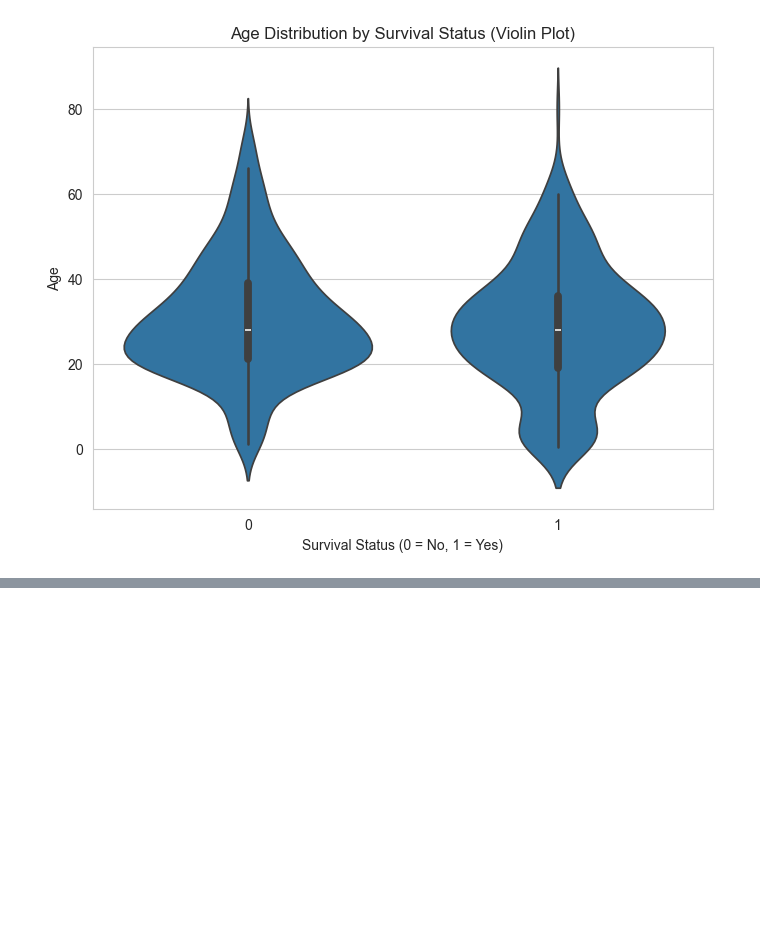
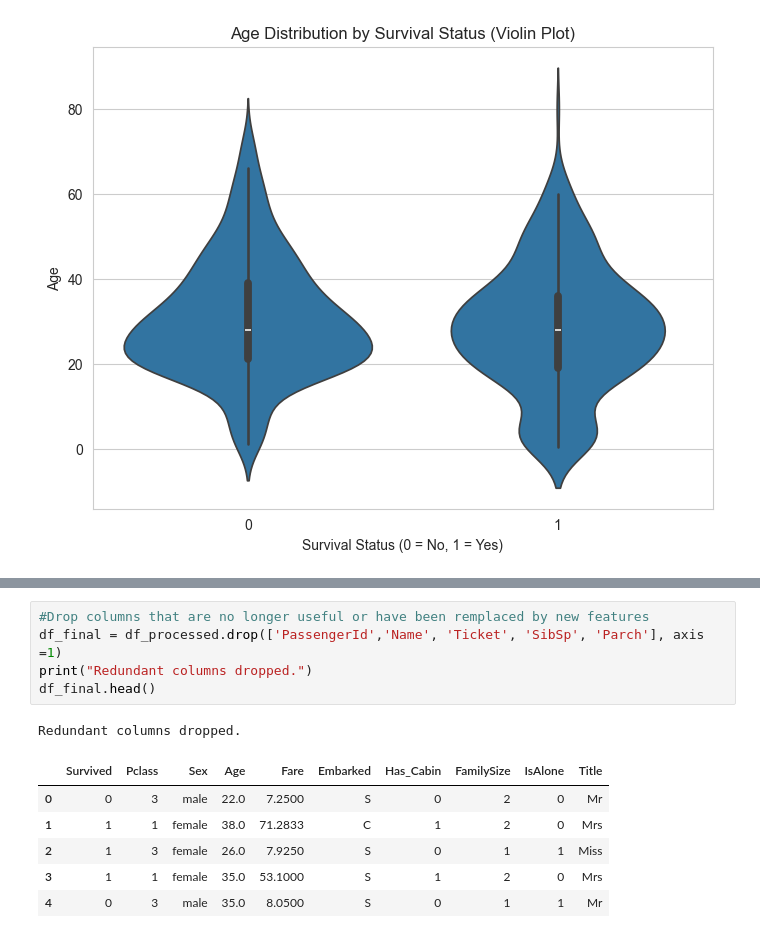
Before and after one commit to KerimGurbaz/titanic-survival-prediction, a Jupyter notebook: notebooks/titanic_analysis.ipynb, the cells around one changed output, grey strips where cells are left out. Cells and saved outputs as stored; diff of their text form; blank space fills up the shorter version.

```diff
--- a/notebooks/titanic_analysis.ipynb
+++ b/notebooks/titanic_analysis.ipynb
@@ -174,0 +343,13 @@ plt.show()
+# %%
+#Drop columns that are no longer useful or have been remplaced by new features
+df_final = df_processed.drop(['PassengerId','Name', 'Ticket', 'SibSp', 'Parch'], axis =1)
+print("Redundant columns dropped.")
+df_final.head()
+# %% [output]
+Redundant columns dropped.
+|  | Survived | Pclass | Sex | Age | Fare | Embarked | Has_Cabin | FamilySize | IsAlone | Title |
+| 0 | 0 | 3 | male | 22.0 | 7.2500 | S | 0 | 2 | 0 | Mr |
+| 1 | 1 | 1 | female | 38.0 | 71.2833 | C | 1 | 2 | 0 | Mrs |
+| 2 | 1 | 3 | female | 26.0 | 7.9250 | S | 0 | 1 | 1 | Miss |
+| 3 | 1 | 1 | female | 35.0 | 53.1000 | S | 1 | 2 | 0 | Mrs |
+| 4 | 0 | 3 | male | 35.0 | 8.0500 | S | 0 | 1 | 1 | Mr |
```
Also changed, not shown: parts of 15 cells of this notebook.
